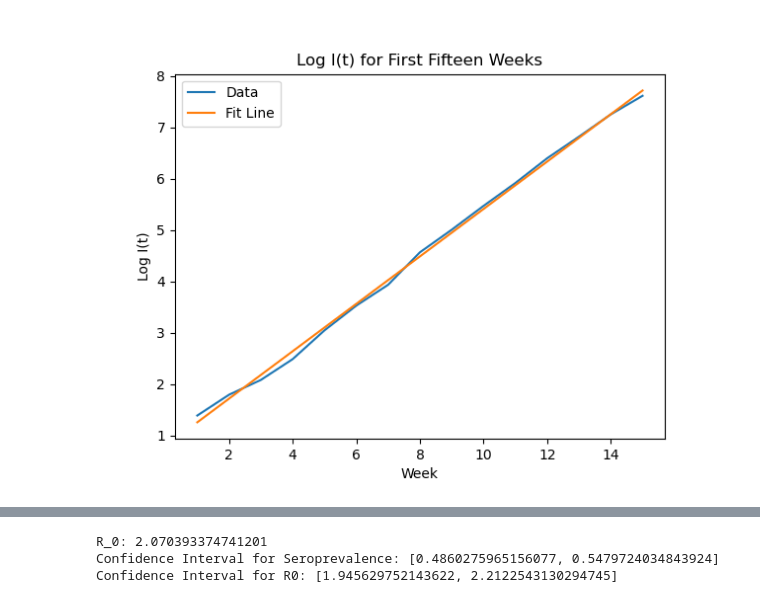
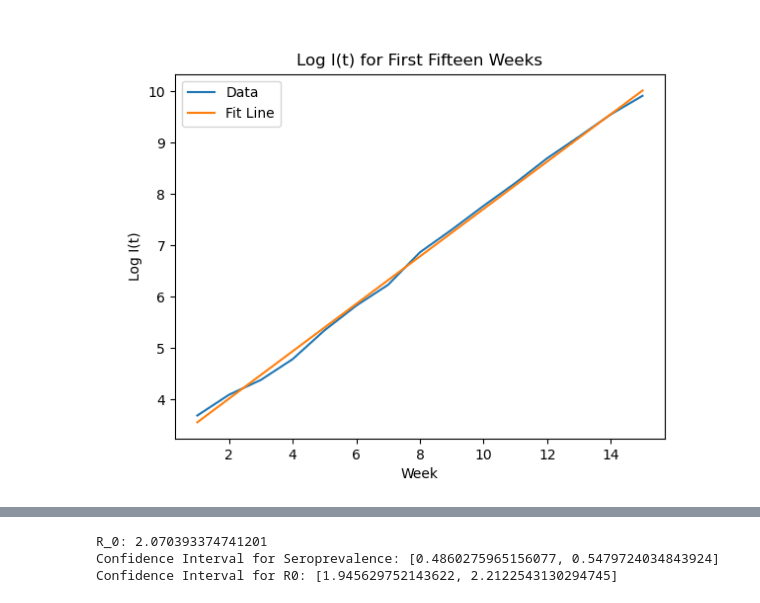
Before and after one commit to mide5396/CSCI4830-Infectious-Disease-Modeling, a Jupyter notebook: Homework 4/problem1.ipynb, the cells around one changed output, grey strips where cells are left out. Cells and saved outputs as stored; diff of their text form; code cells hidden in the pictures.

```diff
--- a/Homework 4/problem1.ipynb
+++ b/Homework 4/problem1.ipynb
@@ -11,13 +11,15 @@ cases = all_week_data["New Cases"].tolist()
 n = 15
 cases_first_fifteen = []
 weeks_first_fifteen = []
-
+number_to_dec_by = [0, 0]
 for i in range(n):
     if i != 0:
-        cases_first_fifteen.append(cases_first_fifteen[i-1] + cases[i])
+        cases_first_fifteen.append(cases_first_fifteen[i-1] + cases[i] * 10)
     else:
-        cases_first_fifteen.append(cases[i])
+        cases_first_fifteen.append(cases[i] * 10)
     weeks_first_fifteen.append(weeks[i])
+    number_to_dec_by.append(cases[i]*10)
+    total_cases[i] -= number_to_dec_by.pop(0)
 
 cases_first_fifteen_log = np.log(cases_first_fifteen)
 fit = np.polyfit(weeks_first_fifteen, cases_first_fifteen_log, 1)
@@ -42,4 +44,4 @@ Equation: Log(I(t)) = 0.4614587265779554 t + 0.7927920077730873
-[figure, old version]
+[figure, new version]
 # %%
 Gamma = 1 / 2
 Mu = 1 / 100
```
Also changed, not shown: parts of 4 cells of this notebook.
